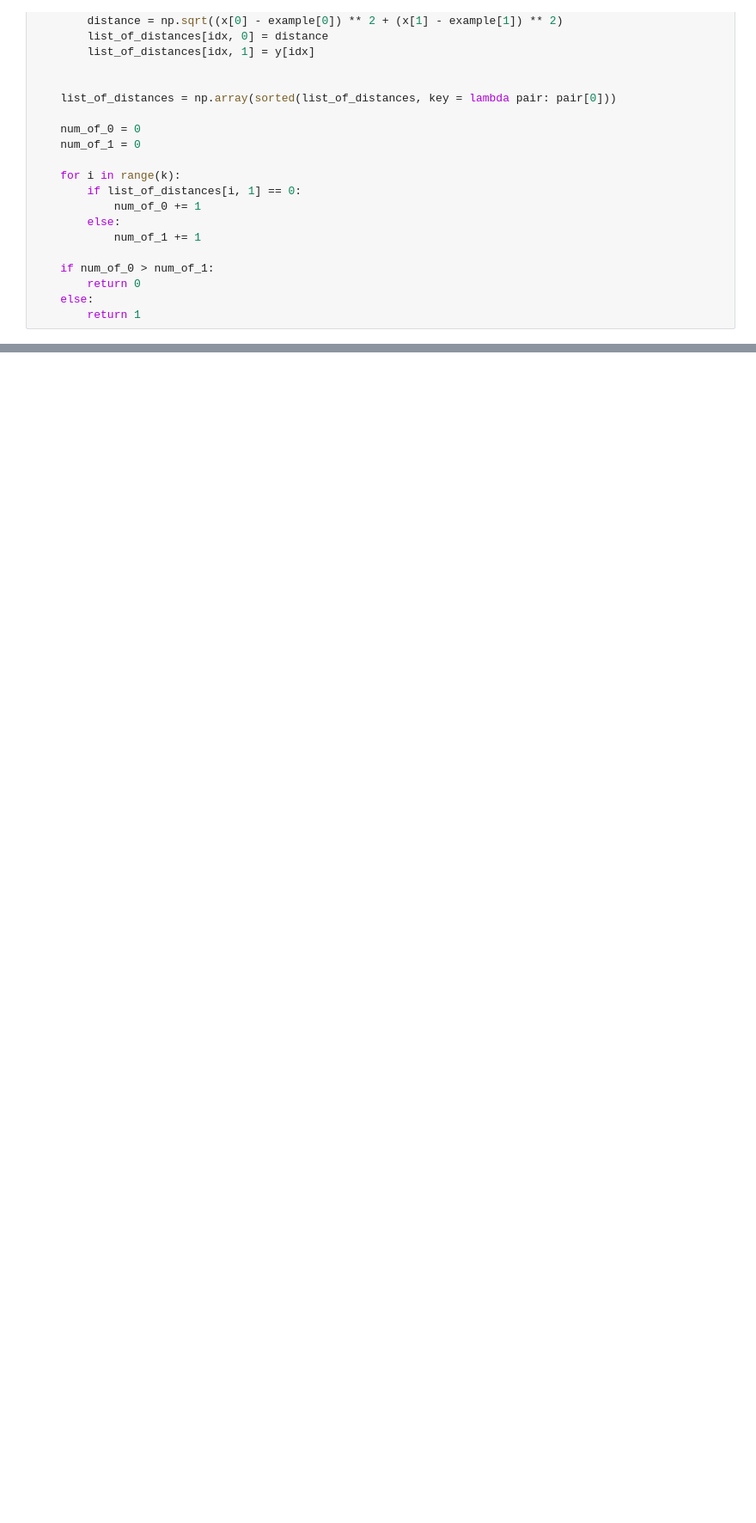
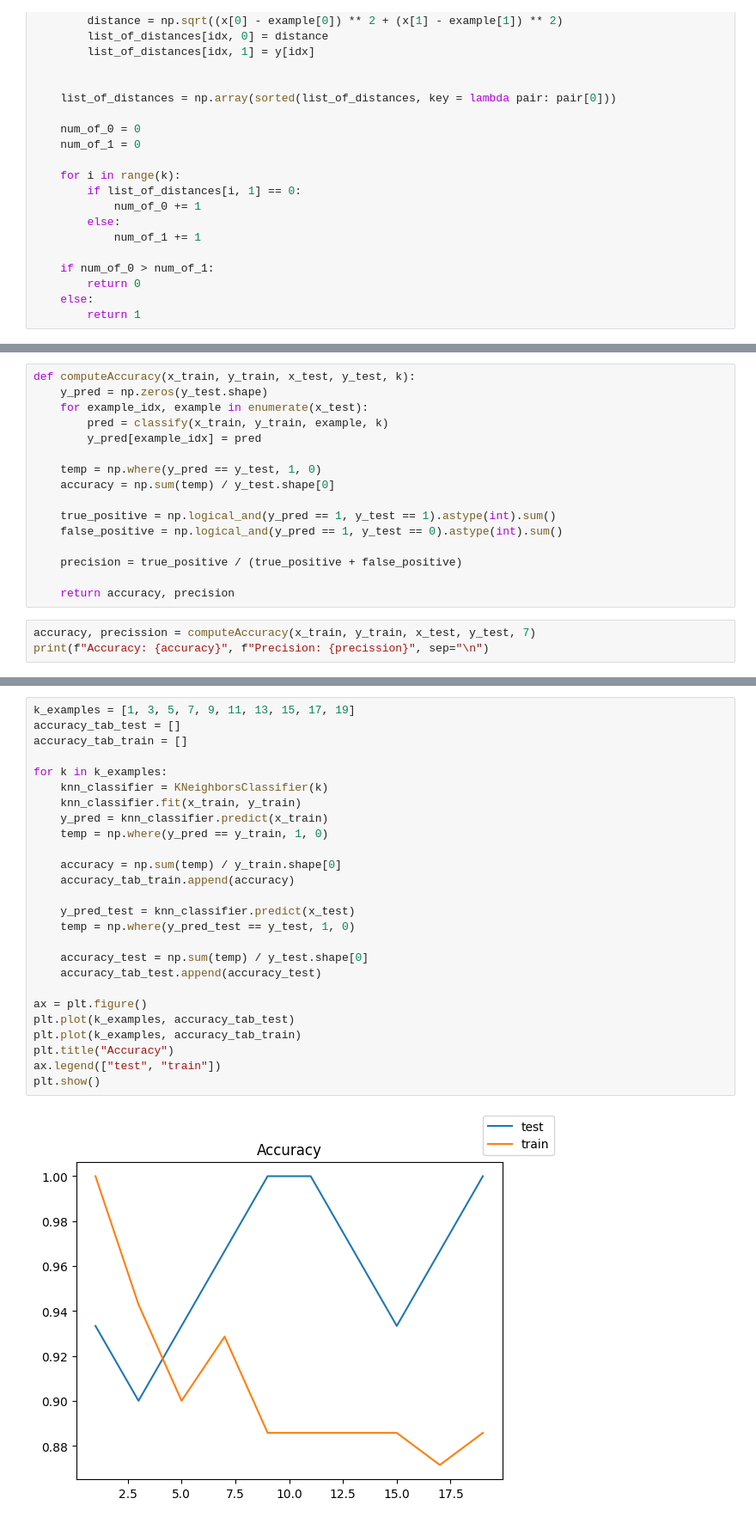
Before and after one commit to WaShindeiru/MachineLearning, a Jupyter notebook: lab6/clusterization.ipynb, the cells around one changed output, grey strips where cells are left out. Shown: that part at 86% size. Saved outputs shown, nothing was run; the diff lists cells and outputs as text; blank space fills up the shorter version.

```diff
--- a/lab6/clusterization.ipynb
+++ b/lab6/clusterization.ipynb
@@ -88,0 +151,19 @@ plt.plot(k_examples, accuracy_tab)
+# %%
+def computeAccuracy(x_train, y_train, x_test, y_test, k):
+    y_pred = np.zeros(y_test.shape)
+    for example_idx, example in enumerate(x_test):
+        pred = classify(x_train, y_train, example, k)
+        y_pred[example_idx] = pred
+
+    temp = np.where(y_pred == y_test, 1, 0)
+    accuracy = np.sum(temp) / y_test.shape[0]
+
+    true_positive = np.logical_and(y_pred == 1, y_test == 1).astype(int).sum()
+    false_positive = np.logical_and(y_pred == 1, y_test == 0).astype(int).sum()
+
+    precision = true_positive / (true_positive + false_positive)
+
+    return accuracy, precision
+# %%
+accuracy, precission = computeAccuracy(x_train, y_train, x_test, y_test, 7)
+print(f"Accuracy: {accuracy}", f"Precision: {precission}", sep="\n")
@@ -88,0 +178,28 @@ plt.plot(k_examples, accuracy_tab)
+# %%
+k_examples = [1, 3, 5, 7, 9, 11, 13, 15, 17, 19]
+accuracy_tab_test = []
+accuracy_tab_train = []
+
+for k in k_examples:
+    knn_classifier = KNeighborsClassifier(k)
+    knn_classifier.fit(x_train, y_train)
+    y_pred = knn_classifier.predict(x_train)
+    temp = np.where(y_pred == y_train, 1, 0)
+
+    accuracy = np.sum(temp) / y_train.shape[0]
+    accuracy_tab_train.append(accuracy)
+
+    y_pred_test = knn_classifier.predict(x_test)
+    temp = np.where(y_pred_test == y_test, 1, 0)
+
+    accuracy_test = np.sum(temp) / y_test.shape[0]
+    accuracy_tab_test.append(accuracy_test)
+
+ax = plt.figure()
+plt.plot(k_examples, accuracy_tab_test)
+plt.plot(k_examples, accuracy_tab_train)
+plt.title("Accuracy")
+ax.legend(["test", "train"])
+plt.show()
+# %% [output]
+[figure, added]
```
Also changed, not shown: parts of 19 cells of this notebook.
